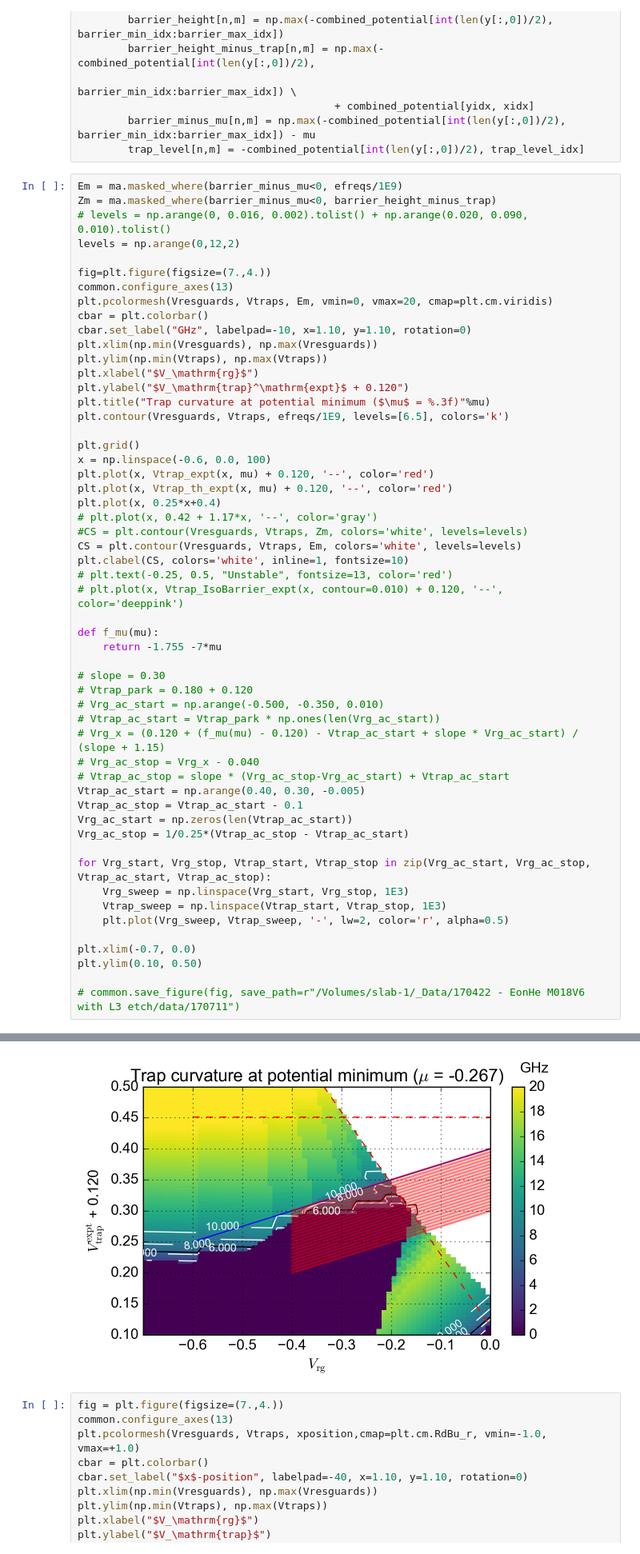
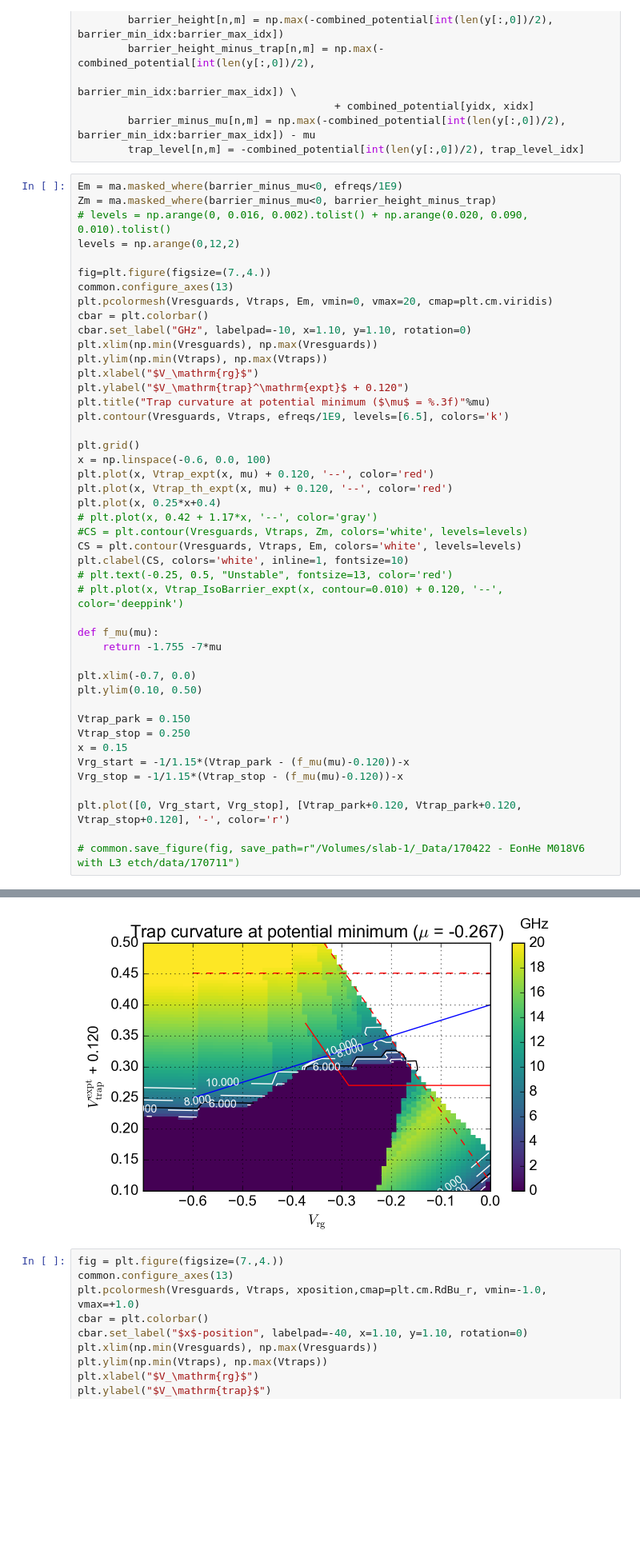
Before and after one commit to gkoolstra/ipython-notebooks, a Jupyter notebook: 20160530 - Master simulation notebook.ipynb, the cells around one changed output, grey strips where cells are left out. Shown at 80% size. Cells and saved outputs as stored; diff of their text form; blank space fills up the shorter version.

```diff
--- a/20160530 - Master simulation notebook.ipynb
+++ b/20160530 - Master simulation notebook.ipynb
@@ -955,26 +955,17 @@ plt.clabel(CS, colors='white', inline=1, fontsize=10)
 def f_mu(mu):
     return -1.755 -7*mu
 
-# slope = 0.30
-# Vtrap_park = 0.180 + 0.120
-# Vrg_ac_start = np.arange(-0.500, -0.350, 0.010)
-# Vtrap_ac_start = Vtrap_park * np.ones(len(Vrg_ac_start))
-# Vrg_x = (0.120 + (f_mu(mu) - 0.120) - Vtrap_ac_start + slope * Vrg_ac_start) / (slope + 1.15)
-# Vrg_ac_stop = Vrg_x - 0.040
-# Vtrap_ac_stop = slope * (Vrg_ac_stop-Vrg_ac_start) + Vtrap_ac_start
-Vtrap_ac_start = np.arange(0.40, 0.30, -0.005)
-Vtrap_ac_stop = Vtrap_ac_start - 0.1
-Vrg_ac_start = np.zeros(len(Vtrap_ac_start))
-Vrg_ac_stop = 1/0.25*(Vtrap_ac_stop - Vtrap_ac_start)
-
-for Vrg_start, Vrg_stop, Vtrap_start, Vtrap_stop in zip(Vrg_ac_start, Vrg_ac_stop, Vtrap_ac_start, Vtrap_ac_stop):
-    Vrg_sweep = np.linspace(Vrg_start, Vrg_stop, 1E3)
-    Vtrap_sweep = np.linspace(Vtrap_start, Vtrap_stop, 1E3)
-    plt.plot(Vrg_sweep, Vtrap_sweep, '-', lw=2, color='r', alpha=0.5)
-
 plt.xlim(-0.7, 0.0)
 plt.ylim(0.10, 0.50)
 
+Vtrap_park = 0.150
+Vtrap_stop = 0.250
+x = 0.15
+Vrg_start = -1/1.15*(Vtrap_park - (f_mu(mu)-0.120))-x
+Vrg_stop = -1/1.15*(Vtrap_stop - (f_mu(mu)-0.120))-x
+
+plt.plot([0, Vrg_start, Vrg_stop], [Vtrap_park+0.120, Vtrap_park+0.120, Vtrap_stop+0.120], '-', color='r')
+
 # common.save_figure(fig, save_path=r"/Volumes/slab-1/_Data/170422 - EonHe M018V6 with L3 etch/data/170711")
 # %% [output]
 0.11400000000000032
@@ -982,4 +973,4 @@ plt.ylim(0.10, 0.50)
-[figure, old version]
+[figure, new version]
 # %%
 fig = plt.figure(figsize=(7.,4.))
 common.configure_axes(13)
```
Also changed, not shown: parts of 2 cells of this notebook, 8 other files.
